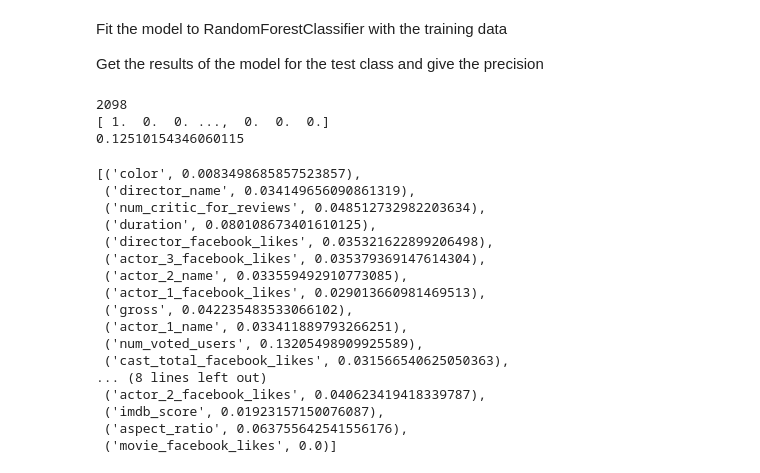
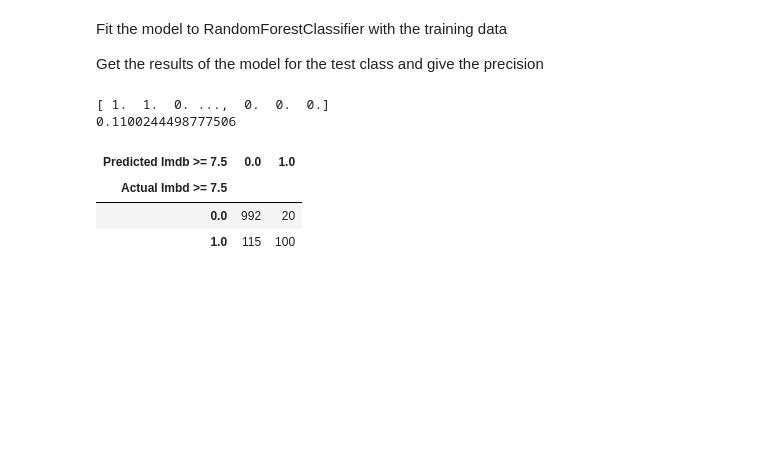
Before and after one commit to kerata/IMDBMachineLearning, a Jupyter notebook: Random_forest_Notebook.ipynb, the cells around one changed output. Saved outputs shown, nothing was run; the diff lists cells and outputs as text; code cells hidden in the pictures; blank space fills up the shorter version.

Commit message:
the random forest update

```diff
--- a/Random_forest_Notebook.ipynb
+++ b/Random_forest_Notebook.ipynb
@@ -35,11 +17,14 @@ Name: movie_title, Length: 5043, dtype: object
 # %%
+imdb_score_limit = 7.5
+
 data_frame = data_frame_original.copy()
 data_frame = data_frame.drop('genres',axis=1);
 data_frame = data_frame.drop('plot_keywords',axis=1);
 data_frame = data_frame.drop('movie_imdb_link', axis=1)
 data_frame = data_frame.drop('movie_title',axis=1)
-data_frame.loc[data_frame['imdb_score'] < 7.5, 'imdb_score'] = 0
-data_frame.loc[data_frame['imdb_score'] >= 7.5, 'imdb_score'] = 1
+data_frame = data_frame.drop('movie_facebook_likes',axis=1)
+data_frame.loc[data_frame['imdb_score'] < imdb_score_limit, 'imdb_score'] = 0
+data_frame.loc[data_frame['imdb_score'] >= imdb_score_limit, 'imdb_score'] = 1
 data_frame
 # %% [output]
 |  | color | director_name | num_critic_for_reviews | duration | director_facebook_likes | actor_3_facebook_likes | ... |
@@ -150,37 +114,23 @@ Fit the model to RandomForestClassifier with the training data
 
 Get the results of the model for the test class and give the precision
 # %%
-print(len(set(data_frame.actor_1_name)))
-clf = RandomForestClassifier(n_jobs=-1,bootstrap=True, n_estimators=10)
+#print(len(set(data_frame.actor_1_name)))
+clf = RandomForestClassifier(n_jobs=-1,bootstrap=True, n_estimators=25)
 
 clf.fit(train[train_feat], train_results);
 
 
 prediction = clf.predict(test[train_feat])
 
 print(prediction)
 result =  test.imdb_score - prediction
 print(len(result[result !=0]) / len(result))
-pd.crosstab(test['imdb_score'], prediction, rownames=['Actual Imbd'], colnames=['Predicted Imdb'])
-list(zip(train[features], clf.feature_importances_))
+pd.crosstab(test['imdb_score'], prediction, rownames=['Actual Imbd >= 7.5'], colnames=['Predicted Imdb >= 7.5'])
+#list(zip(train[features], clf.feature_importances_))
 # %% [output]
-2098
-[ 1.  0.  0. ...,  0.  0.  0.]
-0.12510154346060115
+[ 1.  1.  0. ...,  0.  0.  0.]
+0.1100244498777506
-[('color', 0.0083498685857523857),
- ('director_name', 0.034149656090861319),
- ('num_critic_for_reviews', 0.048512732982203634),
- ('duration', 0.080108673401610125),
- ('director_facebook_likes', 0.035321622899206498),
- ('actor_3_facebook_likes', 0.035379369147614304),
- ('actor_2_name', 0.033559492910773085),
- ('actor_1_facebook_likes', 0.029013660981469513),
- ('gross', 0.042235483533066102),
- ('actor_1_name', 0.033411889793266251),
- ('num_voted_users', 0.13205498909925589),
- ('cast_total_facebook_likes', 0.031566540625050363),
-... (8 lines left out)
- ('actor_2_facebook_likes', 0.040623419418339787),
- ('imdb_score', 0.01923157150076087),
- ('aspect_ratio', 0.063755642541556176),
- ('movie_facebook_likes', 0.0)]
+| Predicted Imdb >= 7.5 | 0.0 | 1.0 |
+| Actual Imbd >= 7.5 |  |  |
+| 0.0 | 992 | 20 |
+| 1.0 | 115 | 100 |
```
Also changed, not shown: parts of 3 cells of this notebook.
